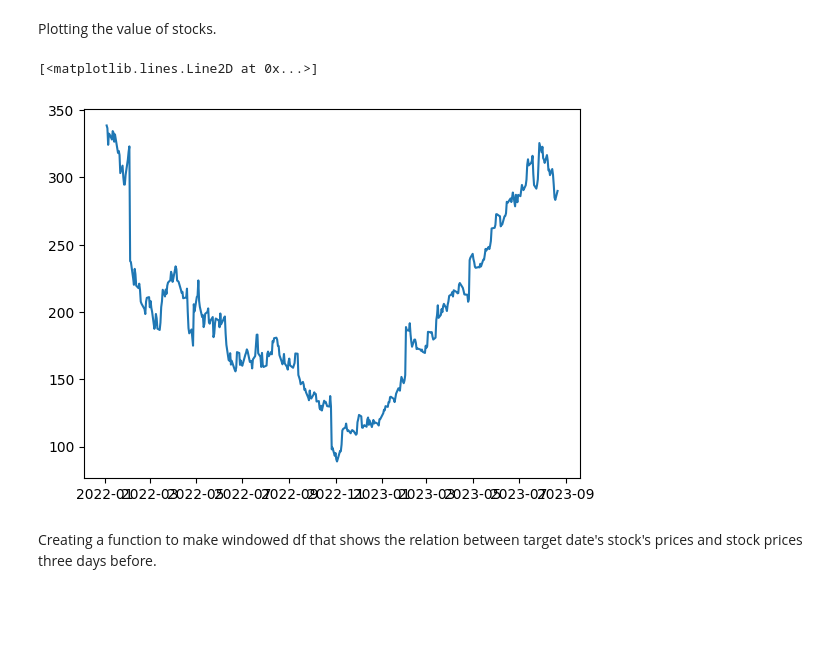
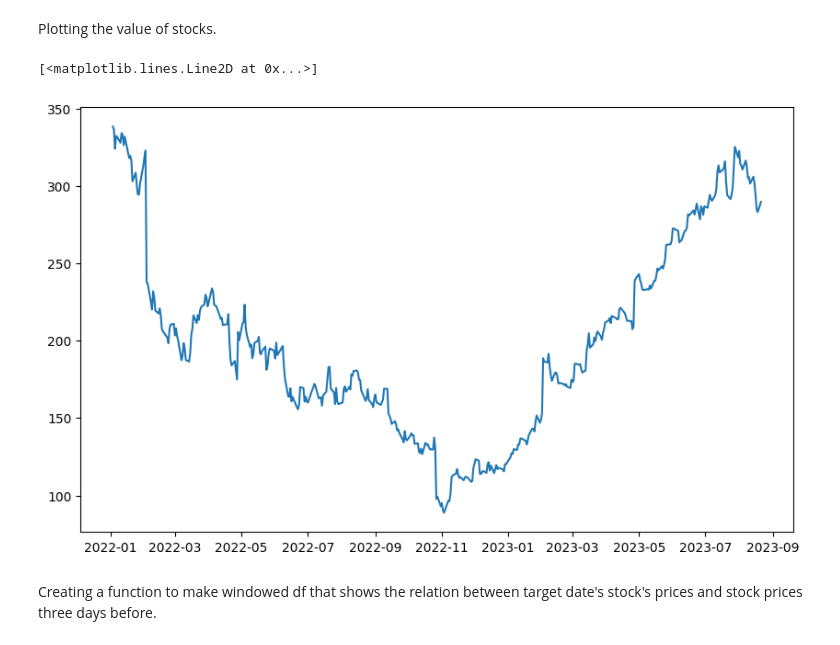
Before and after one commit to Lakshaykumarr28/stocks-price-predictor, a Jupyter notebook: stocks_price_predictor.ipynb, the cells around one changed output. Cells and saved outputs as stored; diff of their text form; code cells hidden in the pictures; blank space fills up the shorter version.

```diff
--- a/stocks_price_predictor.ipynb
+++ b/stocks_price_predictor.ipynb
@@ -127,10 +186,11 @@ Plotting the value of stocks.
 # %%
 import matplotlib.pyplot as plt
 
+plt.figure(figsize = (10,6))
 plt.plot(df.index, df['Close'])
 # %% [output]
 [<matplotlib.lines.Line2D at 0x...>]
-[figure, old version]
+[figure, new version]
 # %% [markdown]
 Creating a function to make windowed df that shows the relation between target date's stock's prices and stock prices three days before.
 # %%
```
Also changed, not shown: parts of 15 cells of this notebook.
